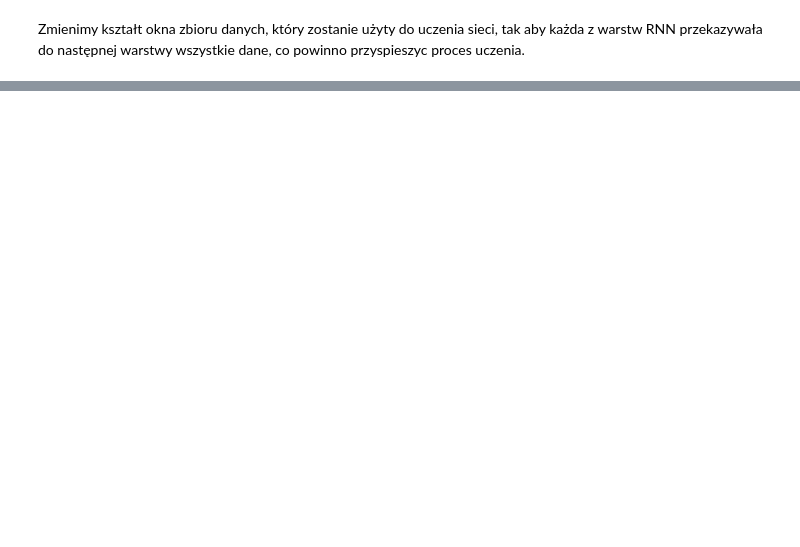
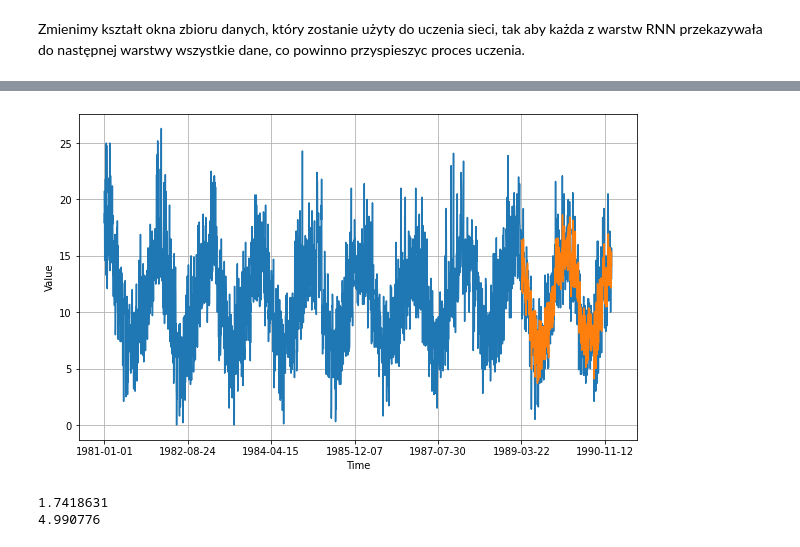
Before and after one commit to Mervolt/TimeSeriesTutorial, a Jupyter notebook: Notebook.ipynb, the cells around one changed output, grey strips where cells are left out. Drawn from its saved outputs; the diff is of its cells as text; code cells hidden in the pictures; blank space fills up the shorter version.

```diff
--- a/Notebook.ipynb
+++ b/Notebook.ipynb
@@ -502,0 +949,32 @@ print(keras.metrics.mean_squared_error(y_valid, rnn_forecast).numpy())
+# %%
+keras.backend.clear_session()
+tf.random.set_seed(42)
+np.random.seed(42)
+
+window_size = 30
+train_set = seq2seq_window_dataset(y_train, window_size,
+                                   batch_size=128)
+valid_set = seq2seq_window_dataset(y_valid, window_size,
+                                   batch_size=128)
+
+model = keras.models.Sequential([
+  keras.layers.Conv1D(filters=32, kernel_size=5,
+                      strides=1, padding="causal",
+                      activation="relu",
+                      input_shape=[None, 1]),
+  keras.layers.LSTM(32, return_sequences=True),
+  keras.layers.LSTM(32, return_sequences=True),
+  keras.layers.Dense(1),
+  keras.layers.Lambda(lambda x: x * 200)
+])
+optimizer = keras.optimizers.SGD(lr=1e-5, momentum=0.9)
+model.compile(loss=keras.losses.Huber(),
+              optimizer=optimizer,
+              metrics=["mae", "mse"])
+
+model_checkpoint = keras.callbacks.ModelCheckpoint(
+    "my_checkpoint_cnn.h5", save_best_only=True)
+early_stopping = keras.callbacks.EarlyStopping(patience=50)
+model.fit(train_set, epochs=500,
+          validation_data=valid_set,
+          callbacks=[early_stopping, model_checkpoint])
@@ -502,0 +1000,17 @@ print(keras.metrics.mean_squared_error(y_valid, rnn_forecast).numpy())
+# %%
+model = keras.models.load_model("my_checkpoint_cnn.h5")
+# %%
+cnn_forecast = model_forecast(model, values[..., np.newaxis], window_size)
+cnn_forecast = cnn_forecast[split - window_size:-1, -1, 0]
+# %%
+plt.figure(figsize=(10, 6))
+plot_series(time, values)
+plot_series(x_valid, cnn_forecast)
+# %% [output]
+[figure, added]
+# %%
+print(keras.metrics.mean_absolute_error(y_valid, cnn_forecast).numpy())
+print(keras.metrics.mean_squared_error(y_valid, cnn_forecast).numpy())
+# %% [output]
+1.7418631
+4.990776
```
Also changed, not shown: parts of 55 cells of this notebook.
